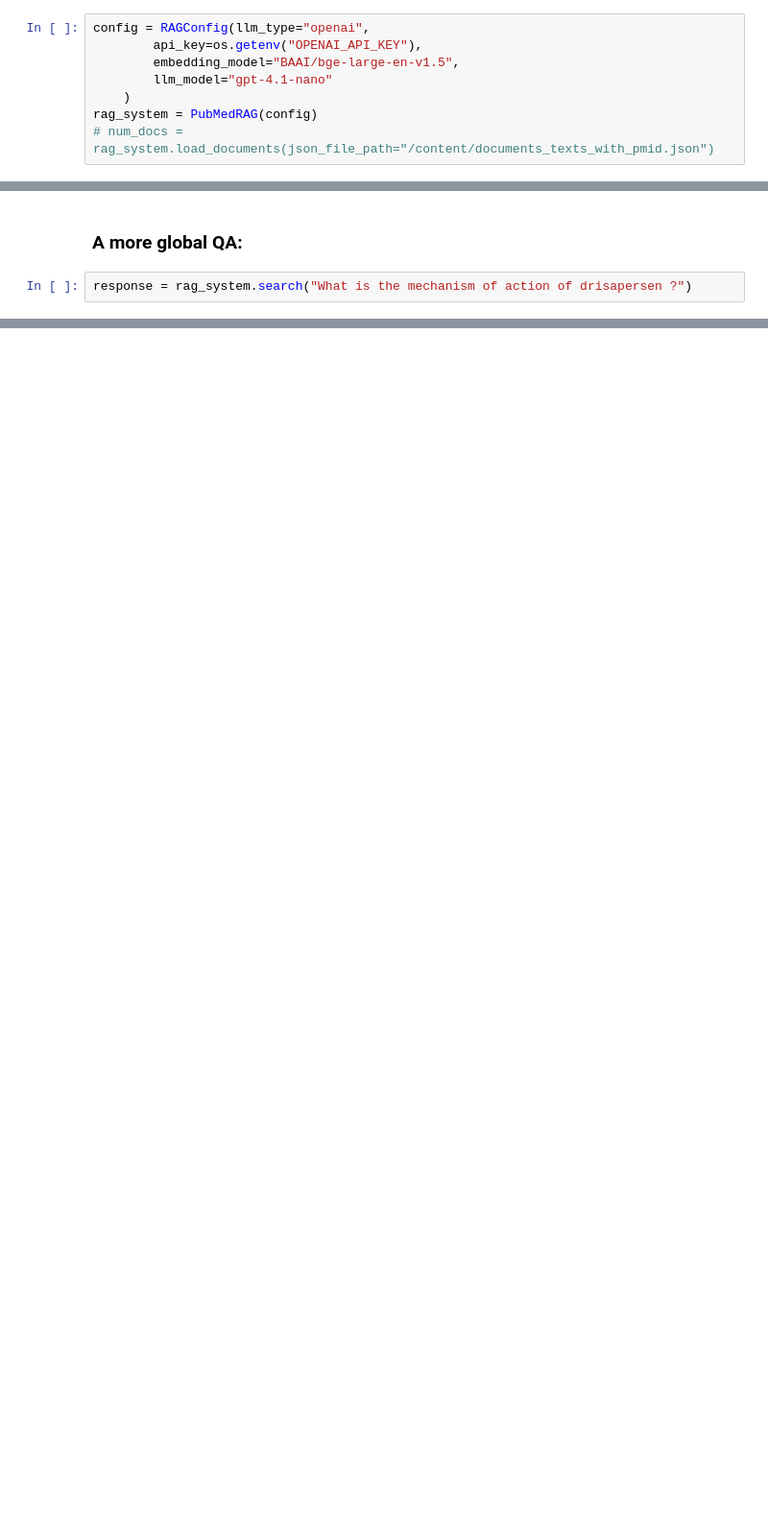
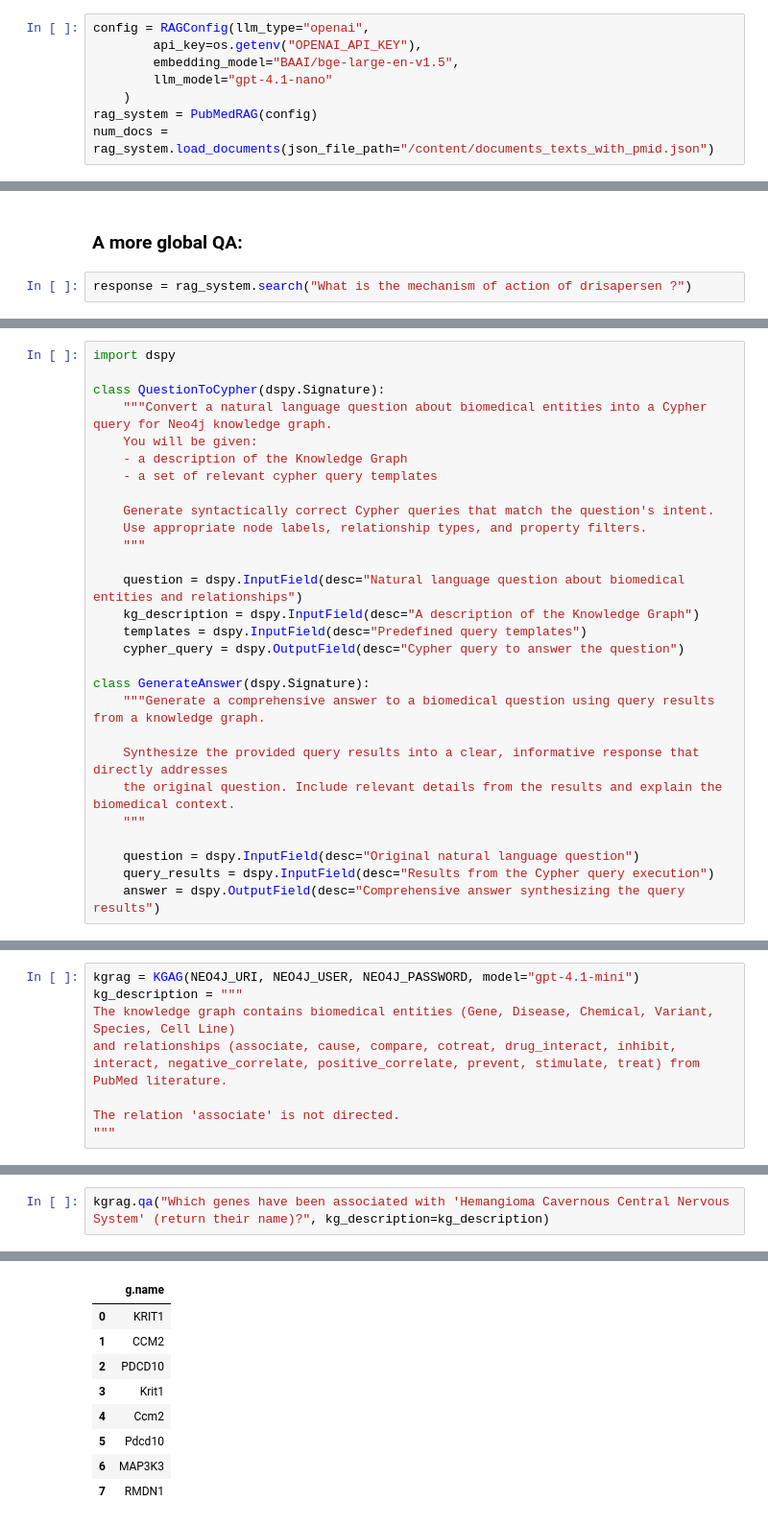
Before and after one commit to idiap/tutorial-biokg-meet-llm, a Jupyter notebook: notebooks/inference_kg_rag.ipynb, the cells around one changed output, grey strips where cells are left out. Shown: that part at 96% size. Cells and saved outputs as stored; diff of their text form; blank space fills up the shorter version.

```diff
--- a/notebooks/inference_kg_rag.ipynb
+++ b/notebooks/inference_kg_rag.ipynb
@@ -641,4 +480,4 @@ config = RAGConfig(llm_type="openai",
         llm_model="gpt-4.1-nano"
     )
 rag_system = PubMedRAG(config)
-# num_docs = rag_system.load_documents(json_file_path="/content/documents_texts_with_pmid.json")
+num_docs = rag_system.load_documents(json_file_path="/content/documents_texts_with_pmid.json")
@@ -658,0 +523,28 @@ response = rag_system.search("What is the mechanism of action of drisapersen ?")
+# %%
+import dspy
+
+class QuestionToCypher(dspy.Signature):
+    """Convert a natural language question about biomedical entities into a Cypher query for Neo4j knowledge graph.
+    You will be given:
+    - a description of the Knowledge Graph
+    - a set of relevant cypher query templates
+
+    Generate syntactically correct Cypher queries that match the question's intent.
+    Use appropriate node labels, relationship types, and property filters.
+    """
+
+    question = dspy.InputField(desc="Natural language question about biomedical entities and relationships")
+    kg_description = dspy.InputField(desc="A description of the Knowledge Graph")
+    templates = dspy.InputField(desc="Predefined query templates")
+    cypher_query = dspy.OutputField(desc="Cypher query to answer the question")
+
+class GenerateAnswer(dspy.Signature):
+    """Generate a comprehensive answer to a biomedical question using query results from a knowledge graph.
+
+    Synthesize the provided query results into a clear, informative response that directly addresses
+    the original question. Include relevant details from the results and explain the biomedical context.
+    """
+
+    question = dspy.InputField(desc="Original natural language question")
+    query_results = dspy.InputField(desc="Results from the Cypher query execution")
+    answer = dspy.OutputField(desc="Comprehensive answer synthesizing the query results")
@@ -658,0 +724,8 @@ response = rag_system.search("What is the mechanism of action of drisapersen ?")
+# %%
+kgrag = KGAG(NEO4J_URI, NEO4J_USER, NEO4J_PASSWORD, model="gpt-4.1-mini")
+kg_description = """
+The knowledge graph contains biomedical entities (Gene, Disease, Chemical, Variant, Species, Cell Line)
+and relationships (associate, cause, compare, cotreat, drug_interact, inhibit, interact, negative_correlate, positive_correlate, prevent, stimulate, treat) from PubMed literature.
+
+The relation 'associate' is not directed.
+"""
@@ -658,0 +734,3 @@ response = rag_system.search("What is the mechanism of action of drisapersen ?")
+# %%
+kgrag.qa("Which genes have been associated with 'Hemangioma Cavernous Central Nervous System' (return their name)?", kg_description=kg_description)
+# %% [output]
@@ -658,0 +753,9 @@ response = rag_system.search("What is the mechanism of action of drisapersen ?")
+|  | g.name |
+| 0 | KRIT1 |
+| 1 | CCM2 |
+| 2 | PDCD10 |
+| 3 | Krit1 |
+| 4 | Ccm2 |
+| 5 | Pdcd10 |
+| 6 | MAP3K3 |
+| 7 | RMDN1 |
```
Also changed, not shown: parts of 49 cells of this notebook, 1 other file.
